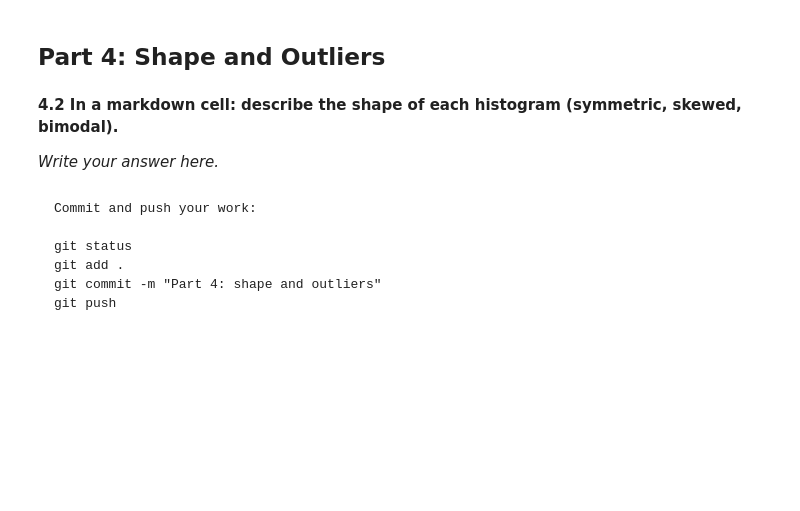
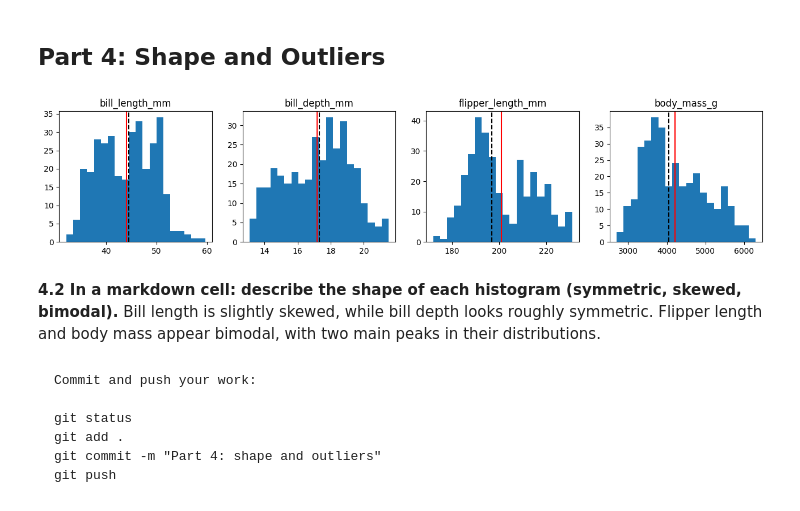
Before and after one commit to jb24abo/dmv-practical-2-, a Jupyter notebook: Practical_2_T.ipynb, the cells around one changed output. Saved outputs shown, nothing was run; the diff lists cells and outputs as text; code cells hidden in the pictures; blank space fills up the shorter version.

```diff
--- a/Practical_2_T.ipynb
+++ b/Practical_2_T.ipynb
@@ -123,9 +123,20 @@ git push
 ## Part 4: Shape and Outliers
 # %%
 # 4.1 Draw a histogram of each of the four numeric measurements, with a red line at the mean and a black dashed line at the median.
+cols = ["bill_length_mm", "bill_depth_mm", "flipper_length_mm", "body_mass_g"]
+fig, axes = plt.subplots(1, 4, figsize=(16, 3))
+
+for ax, c in zip(axes, cols):
+    ax.hist(df[c], bins=20)
+    ax.axvline(df[c].mean(), color="red")
+    ax.axvline(df[c].median(), color="black", linestyle="--")
+    ax.set_title(c)
+
+plt.show()
+# %% [output]
+[figure, added]
 # %% [markdown]
 **4.2 In a markdown cell: describe the shape of each histogram (symmetric, skewed, bimodal).**
-
-*Write your answer here.*
+Bill length is slightly skewed, while bill depth looks roughly symmetric. Flipper length and body mass appear bimodal, with two main peaks in their distributions.
 # %%
 # 4.3 Write a function `iqr_outliers(col)` that returns the values below Q1 − 1.5 × IQR or above Q3 + 1.5 × IQR. Use it on each numeric column.
```
Also changed, not shown: parts of 1 cell of this notebook.
